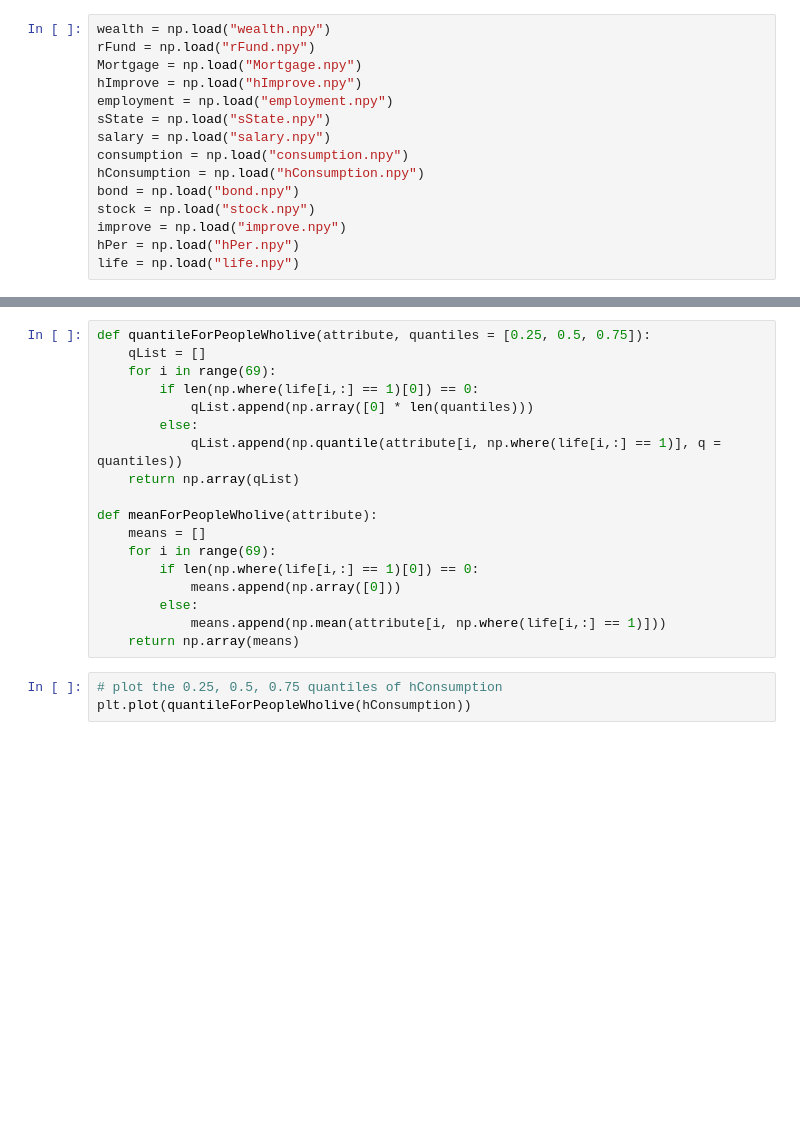
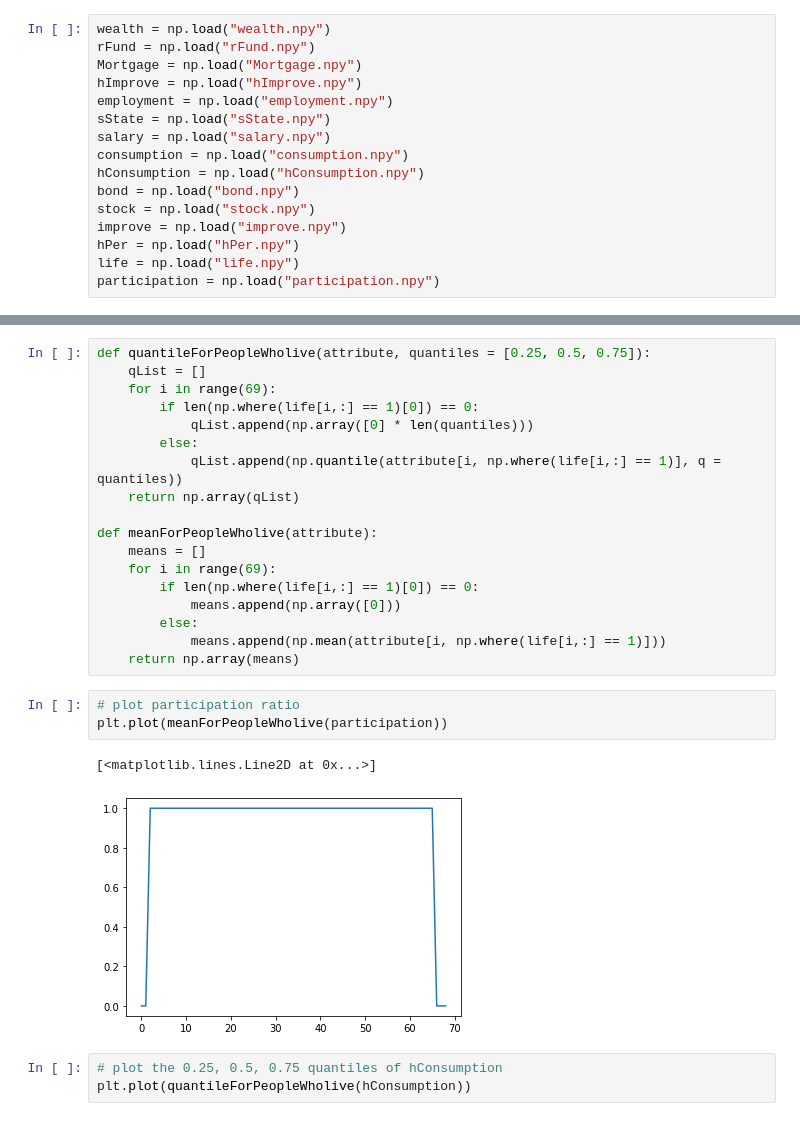
Before and after one commit to dongxulee/lifeCycle, a Jupyter notebook: 20200922/simulationOwning.ipynb, the cells around one changed output, grey strips where cells are left out. Cells and saved outputs as stored; diff of their text form; blank space fills up the shorter version.

Commit message:
simulation on renting with participation cost

```diff
--- a/20200922/simulationOwning.ipynb
+++ b/20200922/simulationOwning.ipynb
@@ -211,6 +211,7 @@ stock = np.load("stock.npy")
 improve = np.load("improve.npy")
 hPer = np.load("hPer.npy")
 life = np.load("life.npy")
+participation = np.load("participation.npy")
 # %%
 # Population during the entire simulation period
 plt.plot(np.mean(life, axis = 1))
@@ -235,6 +236,12 @@ def meanForPeopleWholive(attribute):
         else:
             means.append(np.mean(attribute[i, np.where(life[i,:] == 1)]))
     return np.array(means)
+# %%
+# plot participation ratio
+plt.plot(meanForPeopleWholive(participation))
+# %% [output]
+[<matplotlib.lines.Line2D at 0x...>]
+[figure, added]
 # %%
 # plot the 0.25, 0.5, 0.75 quantiles of hConsumption
 plt.plot(quantileForPeopleWholive(hConsumption))
```
